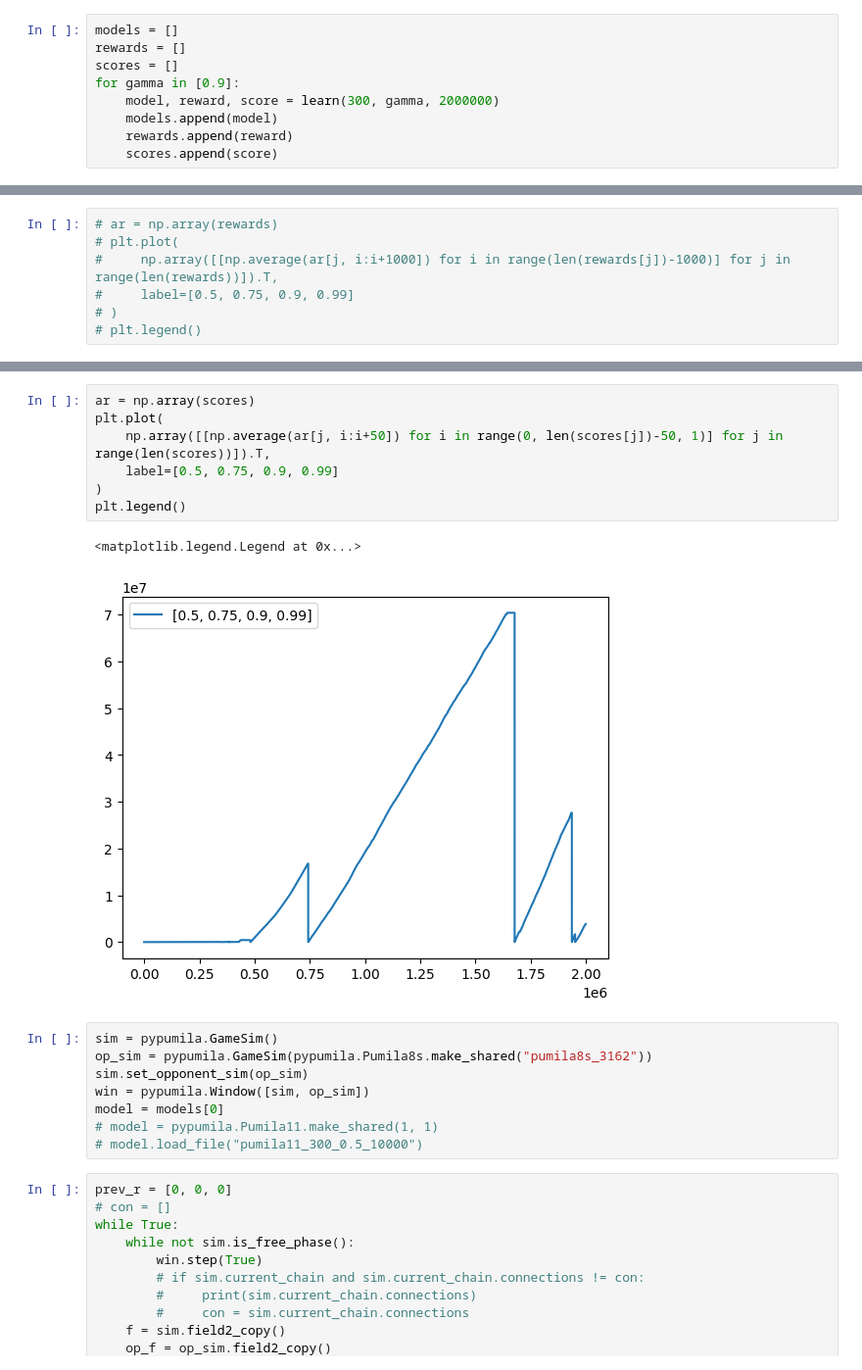
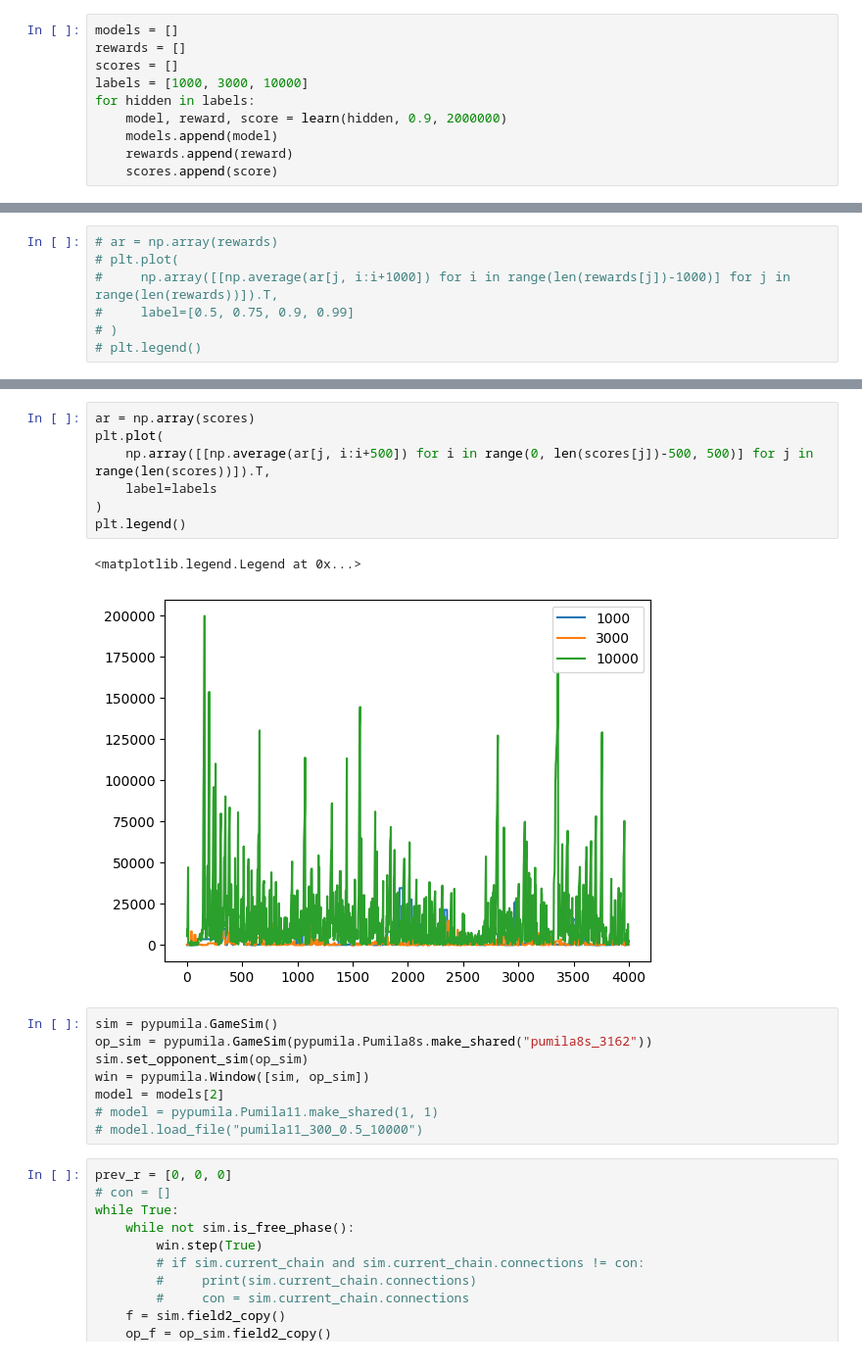
Before and after one commit to na-trium-144/pumila, a Jupyter notebook: notebook/pumila12.ipynb, the cells around one changed output, grey strips where cells are left out. Shown at 98% size. Cells and saved outputs as stored; diff of their text form.

```diff
--- a/notebook/pumila12.ipynb
+++ b/notebook/pumila12.ipynb
@@ -65,8 +65,9 @@ def learn(hidden, gamma, it = 100000, model = None):
 models = []
 rewards = []
 scores = []
-for gamma in [0.9]:
-    model, reward, score = learn(300, gamma, 2000000)
+labels = [1000, 3000, 10000]
+for hidden in labels:
+    model, reward, score = learn(hidden, 0.9, 2000000)
     models.append(model)
     rewards.append(reward)
     scores.append(score)
@@ -125,19 +130,19 @@ plt.legend()
 # %%
 ar = np.array(scores)
 plt.plot(
-    np.array([[np.average(ar[j, i:i+50]) for i in range(0, len(scores[j])-50, 1)] for j in range(len(scores))]).T,
-    label=[0.5, 0.75, 0.9, 0.99]
+    np.array([[np.average(ar[j, i:i+500]) for i in range(0, len(scores[j])-500, 500)] for j in range(len(scores))]).T,
+    label=labels
 )
 plt.legend()
 # %% [output]
 <matplotlib.legend.Legend at 0x...>
-[figure, old version]
+[figure, new version]
 # %%
 sim = pypumila.GameSim()
 op_sim = pypumila.GameSim(pypumila.Pumila8s.make_shared("pumila8s_3162"))
 sim.set_opponent_sim(op_sim)
 win = pypumila.Window([sim, op_sim])
-model = models[0]
+model = models[2]
 # model = pypumila.Pumila11.make_shared(1, 1)
 # model.load_file("pumila11_300_0.5_10000")
 # %%
```
Also changed, not shown: parts of 4 cells of this notebook.
